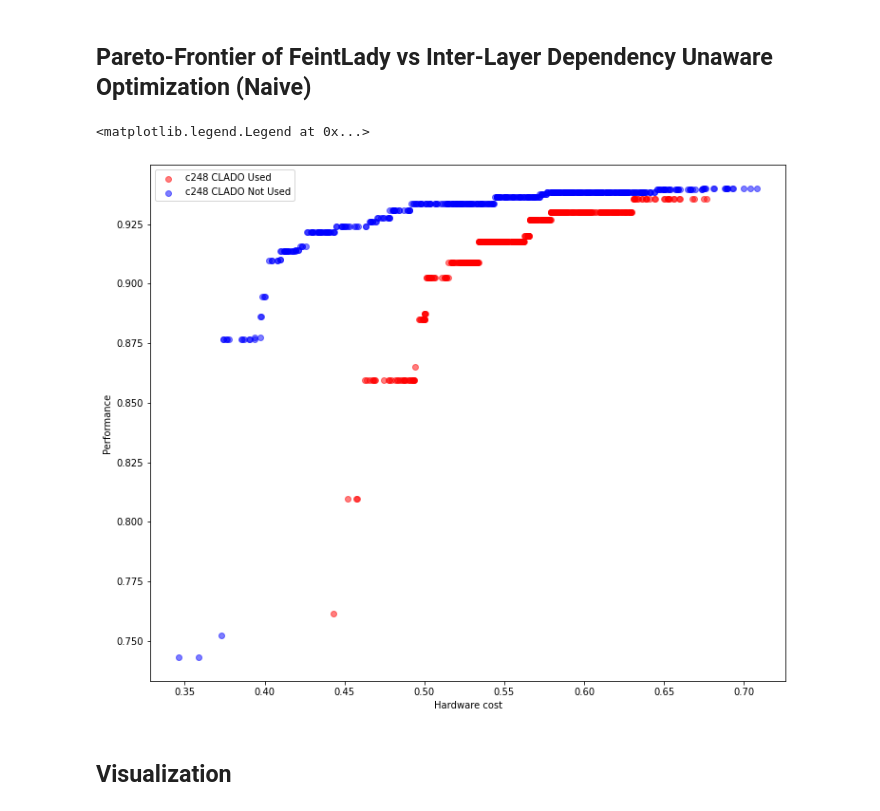
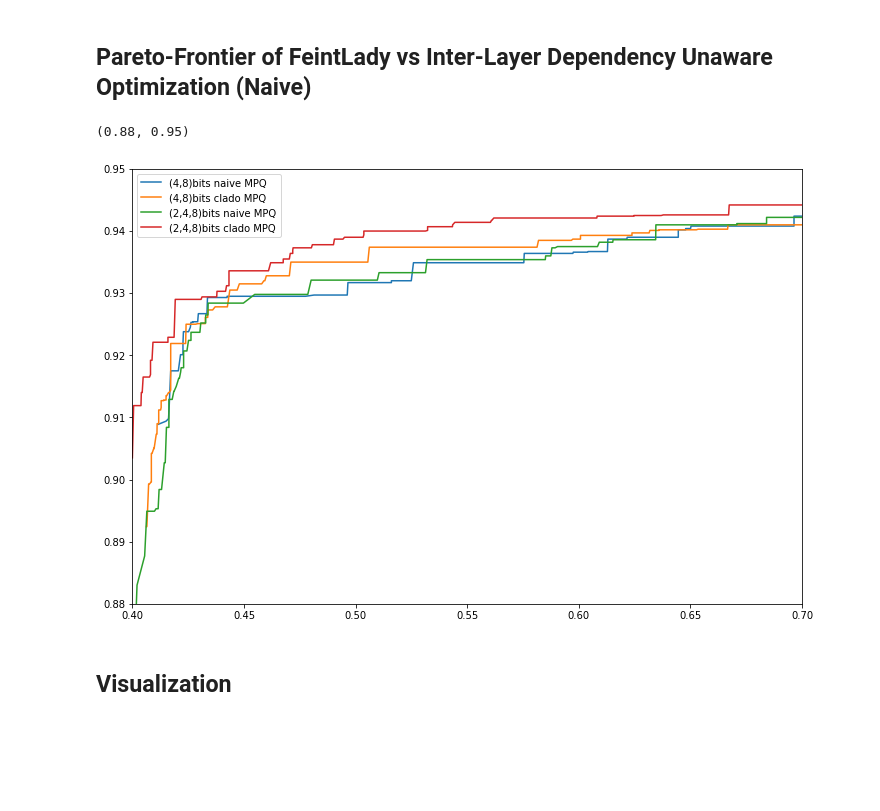
Before and after one commit to JamesTuna/CLADO_MPQ, a Jupyter notebook: FeintLady.ipynb, the cells around one changed output. Saved outputs shown, nothing was run; the diff lists cells and outputs as text; code cells hidden in the pictures; blank space fills up the shorter version.

Commit message:
general multi-scheme weight CLADO tested: c100 resnet56

```diff
--- a/FeintLady.ipynb
+++ b/FeintLady.ipynb
@@ -569,0 +467,2 @@ def evaluate_decision(v,printInfo=False,test=test):
+# %%
+MPQ_scheme = (2,4,8)
@@ -621,3 +631,66 @@ with open('general248c10resnet56scatterplot.pkl','rb') as f:
+# %%
+def getPF(xs,ys):
+    xs = np.array(xs)
+    ys = np.array(ys)
+
+    order = np.argsort(xs)
+
+    xs = xs[order]
+    ys = ys[order]
+
+    cur_max = -1
+    for i in range(ys.shape[0]):
+        if ys[i] > cur_max:
+            cur_max = ys[i]
+        ys[i] = cur_max
+
+    return xs,ys
+plt.rcParams['figure.figsize'] = (12,8)
+# %%
+clado_size,clado_acc = [], []
+naive_size,naive_acc = [], []
+for trial in c48:
+    size = c48[trial]['size']
+    perf = c48[trial]['perf']
+    perf = [x['mean_acc'] for x in perf]
+    if 'NAIVE' in trial:
+        naive_size,naive_acc = naive_size+size,naive_acc+perf
+    if 'CLADO' in trial:
+        clado_size,clado_acc = clado_size+size,clado_acc+perf
+    #size = np.array(size)
+    #perf = np.array(perf)
+    #size,perf = getPF(size,perf)
+    #plt.plot(size,perf,label=trial)
+c48_naive_pf = getPF(np.array(naive_size),np.array(naive_acc))
+c48_clado_pf = getPF(np.array(clado_size),np.array(clado_acc))
+plt.plot(c48_naive_pf[0],c48_naive_pf[1],label='(4,8)bits naive MPQ')
+plt.plot(c48_clado_pf[0],c48_clado_pf[1],label='(4,8)bits clado MPQ')
+
+clado_size,clado_acc = [], []
+naive_size,naive_acc = [], []
+for trial in c248:
+    size = c248[trial]['size']
+    perf = c248[trial]['perf']
+    perf = [x['mean_acc'] for x in perf]
+    if 'NAIVE' in trial:
+        naive_size,naive_acc = naive_size+size,naive_acc+perf
+    if 'CLADO' in trial:
+        clado_size,clado_acc = clado_size+size,clado_acc+perf
+    #size = np.array(size)
+    #perf = np.array(perf)
+    #size,perf = getPF(size,perf)
+    #plt.plot(size,perf,label=trial)
+c248_naive_pf = getPF(np.array(naive_size),np.array(naive_acc))
+c248_clado_pf = getPF(np.array(clado_size),np.array(clado_acc))
+plt.plot(c248_naive_pf[0],c248_naive_pf[1],label='(2,4,8)bits naive MPQ')
+plt.plot(c248_clado_pf[0],c248_clado_pf[1],label='(2,4,8)bits clado MPQ')
+plt.legend()
+
+plt.xlim([0.4,0.7])
+plt.ylim([0.88,0.95])
+# %% [output]
+(0.88, 0.95)
+[figure, added]
 # %%
 c48_naive_size = np.array(c48['naive_size'])
 c48_naive_loss = c48['naive_loss']
@@ -664,26 +737,23 @@ def getPF(xs,ys):
 
 plt.rcParams["figure.figsize"] = (12,10)
 
-# c48_feint_size,c48_feint_acc = getPF(c48_feint_size,c48_feint_acc)
+c48_feint_size,c48_feint_acc = getPF(c48_feint_size,c48_feint_acc)
 
-# c48_naive_size,c48_naive_acc = getPF(c48_naive_size,c48_naive_acc)
+c48_naive_size,c48_naive_acc = getPF(c48_naive_size,c48_naive_acc)
 
 c248_feint_size,c248_feint_acc = getPF(c248_feint_size,c248_feint_acc)
 
 c248_naive_size,c248_naive_acc = getPF(c248_naive_size,c248_naive_acc)
 
-# plt.scatter(c48_naive_size,c48_naive_acc,color='lightcoral',alpha=0.5,label='c48 Inter-Layer Depedency Unaware Optimization')
-# plt.scatter(c48_feint_size,c48_feint_acc,color='lightblue',alpha=0.5,label='c48 FeintLady Optimization')
-plt.scatter(c248_naive_size,c248_naive_acc,color='red',alpha=0.5,label='c248 CLADO Used')
-plt.scatter(c248_feint_size,c248_feint_acc,color='blue',alpha=0.5,label='c248 CLADO Not Used')
+plt.scatter(c48_naive_size,c48_naive_acc,color='lightcoral',alpha=0.5,label='c48 Inter-Layer Depedency Unaware Optimization')
+plt.scatter(c48_feint_size,c48_feint_acc,color='lightblue',alpha=0.5,label='c48 FeintLady Optimization')
+# plt.scatter(c248_naive_size,c248_naive_acc,color='red',alpha=0.5,label='c248 CLADO Used')
+# plt.scatter(c248_feint_size,c248_feint_acc,color='blue',alpha=0.5,label='c248 CLADO Not Used')
 
 plt.xlabel('Hardware cost')
 plt.ylabel('Performance')
 plt.legend()
 #plt.savefig('c100resnet56FeintEffecacy.pdf',transparent=True, bbox_inches='tight', pad_inches=0)
-# %% [output]
-<matplotlib.legend.Legend at 0x...>
-[figure, removed]
 # %%
 plt.scatter(naive_size,naive_acc,color='red',alpha=0.5,label='naive')
 # plt.scatter(naive_size,naive_acc,color='blue',alpha=0.5,label='feint')
```
Also changed, not shown: parts of 30 cells of this notebook, 29 other files.
